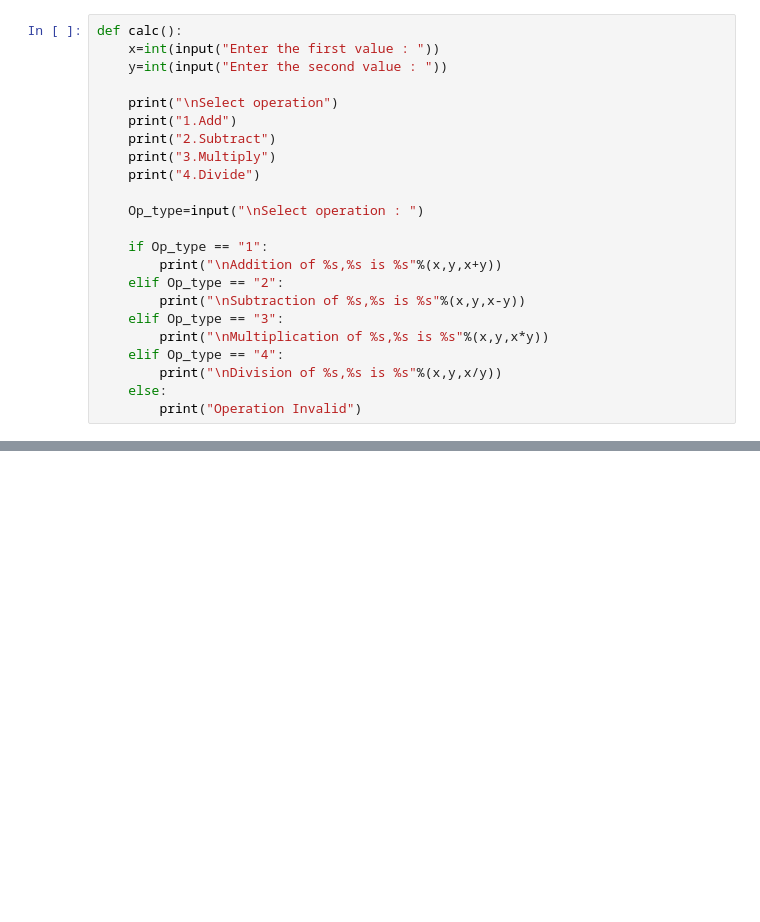
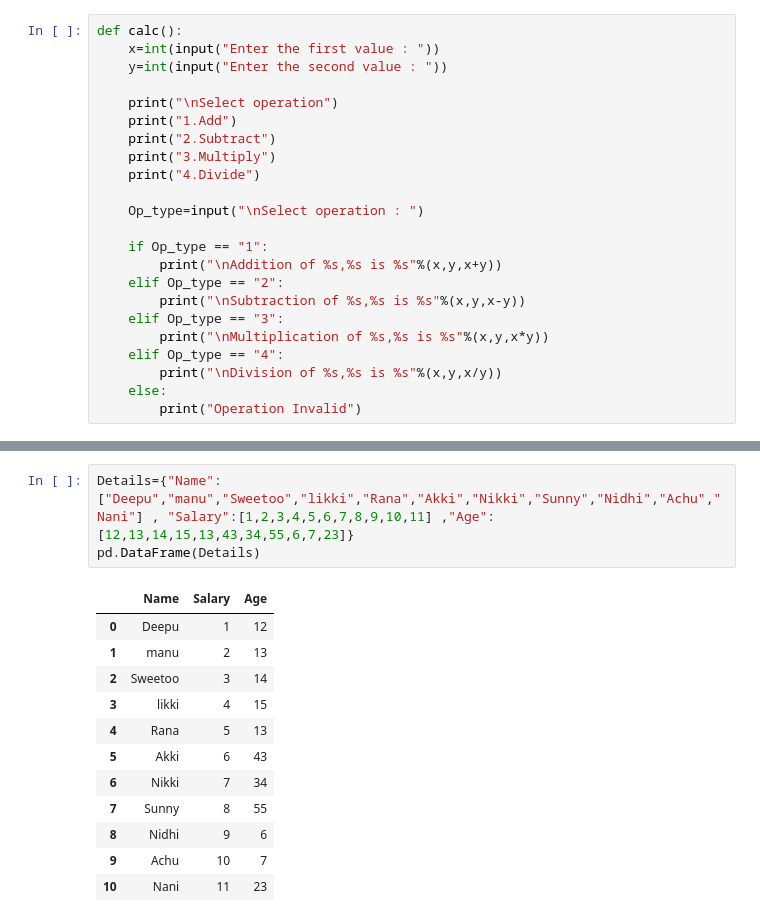
Before and after one commit to shravani2025/MyExperiments, a Jupyter notebook: PyPrac.ipynb, the cells around one changed output, grey strips where cells are left out. Saved outputs shown, nothing was run; the diff lists cells and outputs as text; blank space fills up the shorter version.

```diff
--- a/PyPrac.ipynb
+++ b/PyPrac.ipynb
@@ -426,0 +314,16 @@ TypeError: DataFrame.__init__() got an unexpected keyword argument 'pizzas'
+# %%
+Details={"Name":["Deepu","manu","Sweetoo","likki","Rana","Akki","Nikki","Sunny","Nidhi","Achu","Nani"] , "Salary":[1,2,3,4,5,6,7,8,9,10,11] ,"Age":[12,13,14,15,13,43,34,55,6,7,23]}
+pd.DataFrame(Details)
+# %% [output]
+|  | Name | Salary | Age |
+| 0 | Deepu | 1 | 12 |
+| 1 | manu | 2 | 13 |
+| 2 | Sweetoo | 3 | 14 |
+| 3 | likki | 4 | 15 |
+| 4 | Rana | 5 | 13 |
+| 5 | Akki | 6 | 43 |
+| 6 | Nikki | 7 | 34 |
+| 7 | Sunny | 8 | 55 |
+| 8 | Nidhi | 9 | 6 |
+| 9 | Achu | 10 | 7 |
+| 10 | Nani | 11 | 23 |
```
Also changed, not shown: parts of 81 cells of this notebook.
